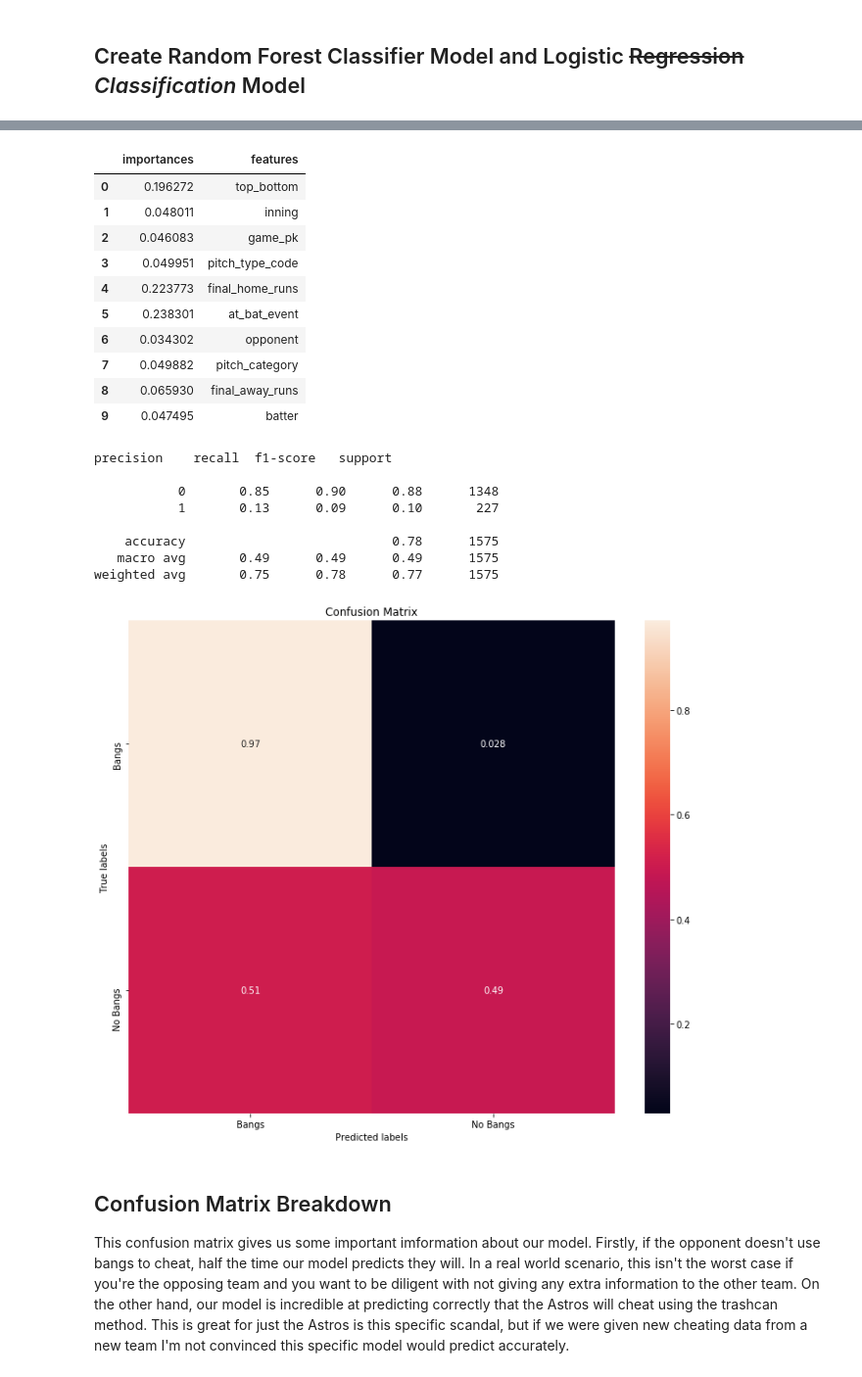
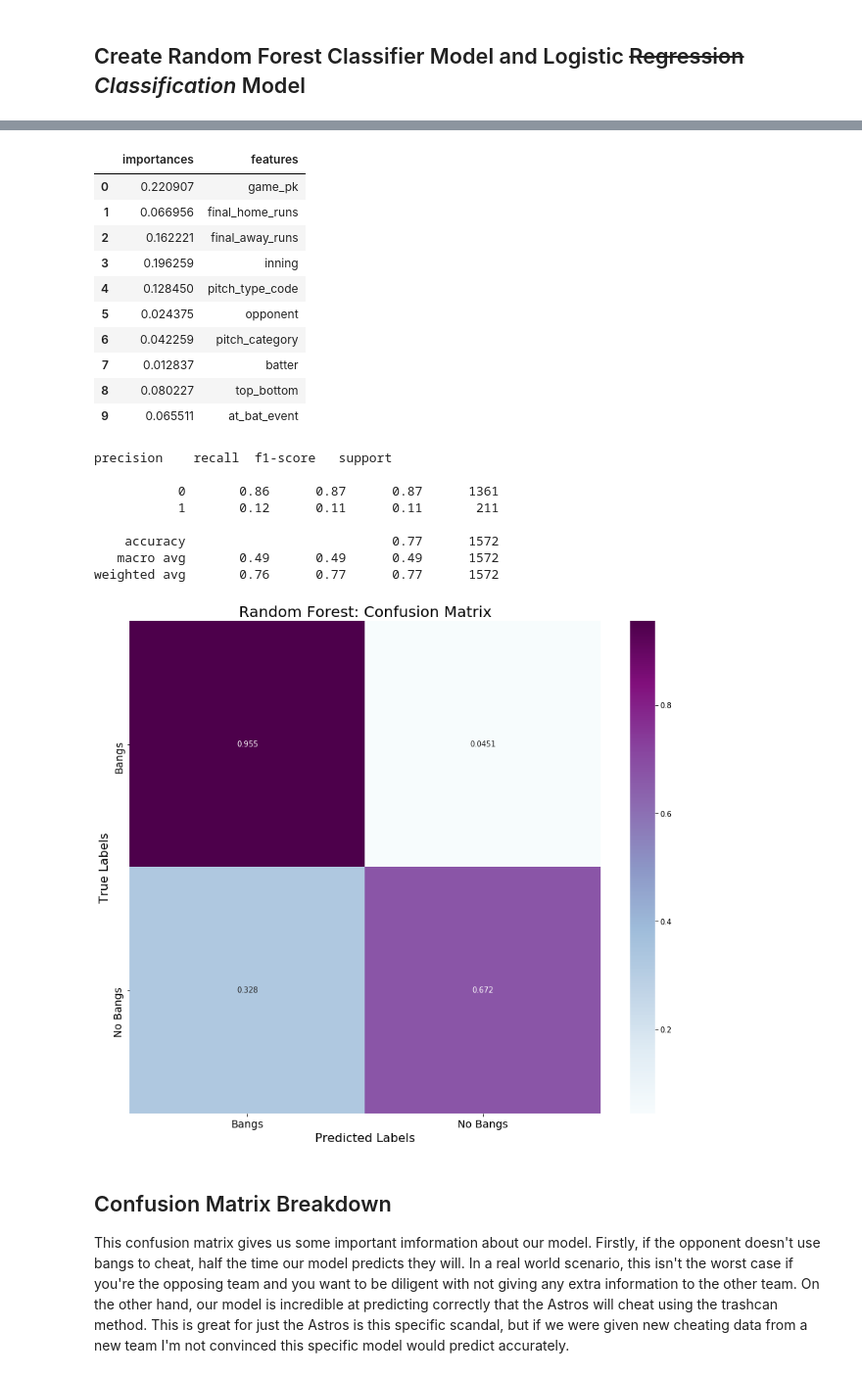
Before and after one commit to mtoce/Build2-Project, a Jupyter notebook: build2project.ipynb, the cells around one changed output, grey strips where cells are left out. Shown at 98% size. Saved outputs shown, nothing was run; the diff lists cells and outputs as text; code cells hidden in the pictures.

```diff
--- a/build2project.ipynb
+++ b/build2project.ipynb
@@ -78,6 +98,8 @@ def wrangle(X):
     # Save only data where bangs occured (95% of df), remove the rest
     games_with_bangs_list = X[(X['cheats'] == 1)].game_date.to_list()
     X = X[X['game_date'].isin(games_with_bangs_list)]
+    # Drop the 17 rows with nulls in call_code column
+    X = X.dropna()
 
     # Remove rows with runners getting out to end the inning (<.2% of outcomes)
     # Since it will conflict with any batting average and obp calculations
@@ -198,14 +220,12 @@ X_train, X_val, y_train, y_val = train_test_split(X_train, y_train, test_size=0.
 ## Create Random Forest Classifier Model and Logistic ~~Regression~~ *Classification* Model
 # %%
 rf_pipeline = make_pipeline(
-    SimpleImputer(),
     ce.OrdinalEncoder(),
     SelectKBest(),
     RandomForestClassifier(n_jobs=-1, n_estimators=24),
 )
 
 logcv = make_pipeline(
-    SimpleImputer(strategy='most_frequent'),
     ce.OneHotEncoder(use_cat_names=True),
     LogisticRegressionCV(),
 )
@@ -382,13 +425,13 @@ feat_importances['features'] = X_train.columns[indices]
 feat_importances
 # %% [output]
 |  | importances | features |
-| 0 | 0.196272 | top_bottom |
-| 1 | 0.048011 | inning |
-| 2 | 0.046083 | game_pk |
-| 3 | 0.049951 | pitch_type_code |
-| 4 | 0.223773 | final_home_runs |
-| 5 | 0.238301 | at_bat_event |
-| 6 | 0.034302 | opponent |
-| 7 | 0.049882 | pitch_category |
-| 8 | 0.065930 | final_away_runs |
-| 9 | 0.047495 | batter |
+| 0 | 0.220907 | game_pk |
+| 1 | 0.066956 | final_home_runs |
+| 2 | 0.162221 | final_away_runs |
+| 3 | 0.196259 | inning |
+| 4 | 0.128450 | pitch_type_code |
+| 5 | 0.024375 | opponent |
+| 6 | 0.042259 | pitch_category |
+| 7 | 0.012837 | batter |
+| 8 | 0.080227 | top_bottom |
+| 9 | 0.065511 | at_bat_event |
@@ -397,30 +442,31 @@ print(classification_report(y_val, y_pred))
 # %% [output]
 precision    recall  f1-score   support
 
-           0       0.85      0.90      0.88      1348
-           1       0.13      0.09      0.10       227
+           0       0.86      0.87      0.87      1361
+           1       0.12      0.11      0.11       211
 
-    accuracy                           0.78      1575
-   macro avg       0.49      0.49      0.49      1575
-weighted avg       0.75      0.78      0.77      1575
+    accuracy                           0.77      1572
+   macro avg       0.49      0.49      0.49      1572
+weighted avg       0.76      0.77      0.77      1572
 # %%
 import seaborn as sns
 
 cm = confusion_matrix(y_test, y_pred)
 cm = cm.astype('float') / cm.sum(axis=1)[:, np.newaxis]
 
-fig, ax = plt.subplots(figsize=(12,10))    # Sample figsize in inches
-sns.heatmap(cm, annot=True, ax = ax, ); #annot=True to annotate cells
+fig, ax = plt.subplots(figsize=(14,12))    # Sample figsize in inches
+sns.heatmap(cm, annot=True, ax = ax, fmt='.3g', cmap="BuPu"); #annot=True to annotate cells
 labels = ['Bangs', 'No Bangs']
 # opp_labels = ['Passed Inspection', 'Failed Inspection']
 # labels, title and ticks
-ax.set_xlabel('Predicted labels', color='k')
-ax.set_ylabel('True labels', color='k')
-ax.set_title('Confusion Matrix', color='k')
-ax.xaxis.set_ticklabels(labels, color='k')
-ax.yaxis.set_ticklabels(labels, color='k');
+ax.set_xlabel('Predicted Labels', color='k', size=16)
+ax.set_ylabel('True Labels', color='k', size=16)
+ax.set_title('Random Forest: Confusion Matrix', color='k', size=20)
+ax.xaxis.set_ticklabels(labels, color='k', size=14)
+ax.yaxis.set_ticklabels(labels, color='k', size=14)
+plt.savefig('cmatrix.png')
 # %% [output]
-[figure, old version]
+[figure, new version]
 # %% [markdown]
 ## Confusion Matrix Breakdown
 
```
Also changed, not shown: parts of 12 cells of this notebook, 2 other files.
